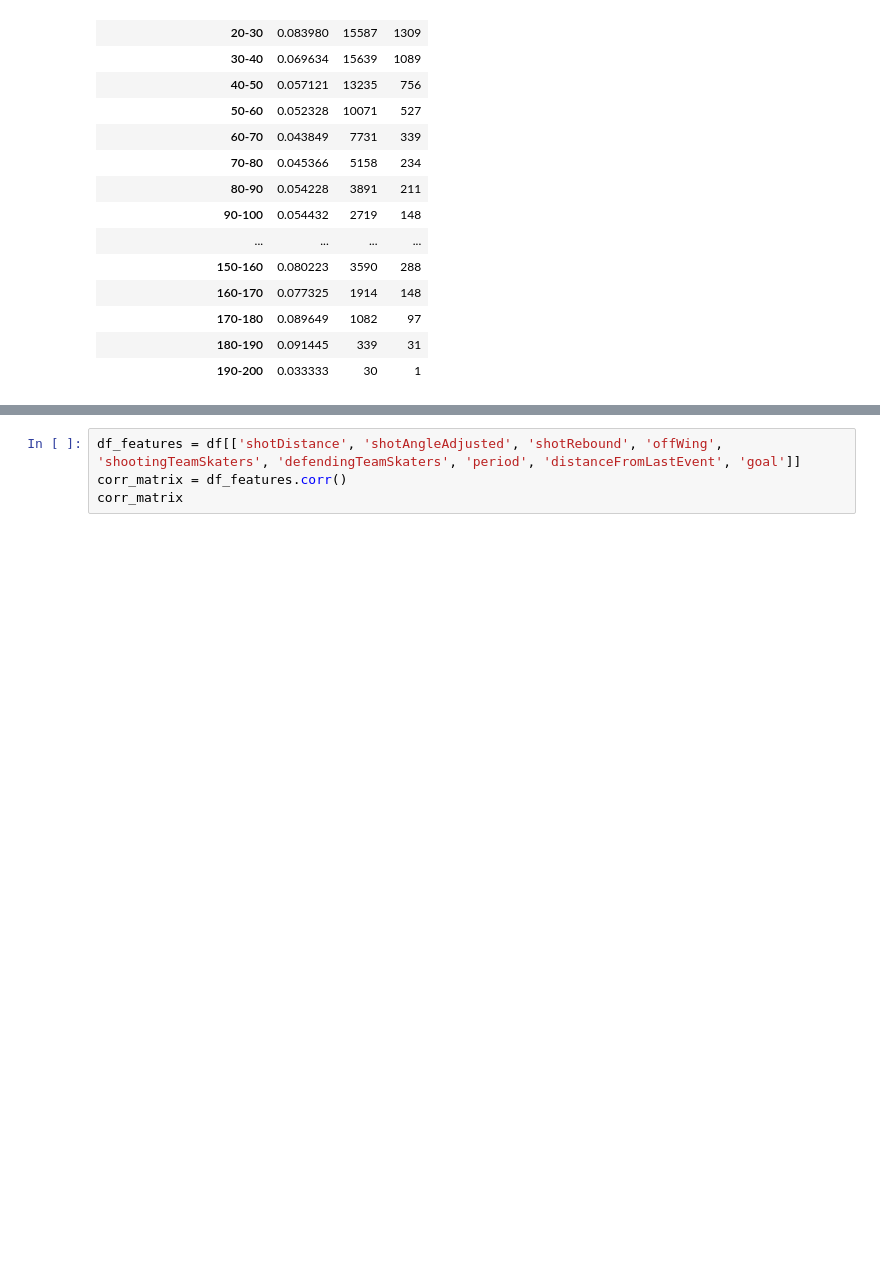
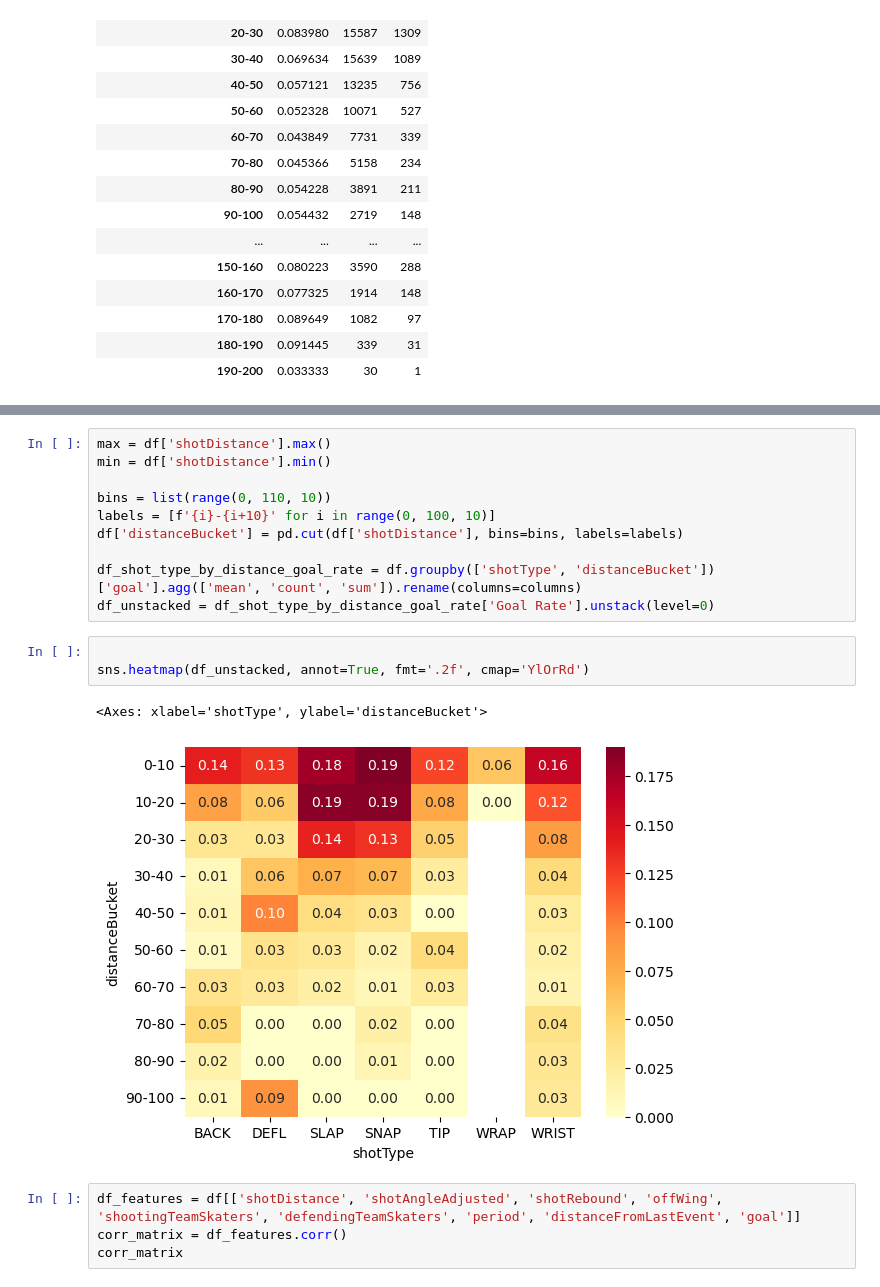
Before and after one commit to siqbal21/NHL-Shot-Probability-Machine-Learning-Model, a Jupyter notebook: xg_model.ipynb, the cells around one changed output, grey strips where cells are left out. Drawn from its saved outputs; the diff is of its cells as text; blank space fills up the shorter version.

```diff
--- a/xg_model.ipynb
+++ b/xg_model.ipynb
@@ -377,3 +420,19 @@ Text(0.5, 1.0, 'Goal Rate vs Distance From Last Event')
+# %%
+max = df['shotDistance'].max()
+min = df['shotDistance'].min()
+
+bins = list(range(0, 110, 10))
+labels = [f'{i}-{i+10}' for i in range(0, 100, 10)]
+df['distanceBucket'] = pd.cut(df['shotDistance'], bins=bins, labels=labels)
+
+df_shot_type_by_distance_goal_rate = df.groupby(['shotType', 'distanceBucket'])['goal'].agg(['mean', 'count', 'sum']).rename(columns=columns)
+df_unstacked = df_shot_type_by_distance_goal_rate['Goal Rate'].unstack(level=0)
+# %%
+
+sns.heatmap(df_unstacked, annot=True, fmt='.2f', cmap='YlOrRd')
+# %% [output]
+<Axes: xlabel='shotType', ylabel='distanceBucket'>
+[figure, added]
 # %%
 df_features = df[['shotDistance', 'shotAngleAdjusted', 'shotRebound', 'offWing', 'shootingTeamSkaters', 'defendingTeamSkaters', 'period', 'distanceFromLastEvent', 'goal']]
 corr_matrix = df_features.corr()
```
Also changed, not shown: parts of 9 cells of this notebook.
